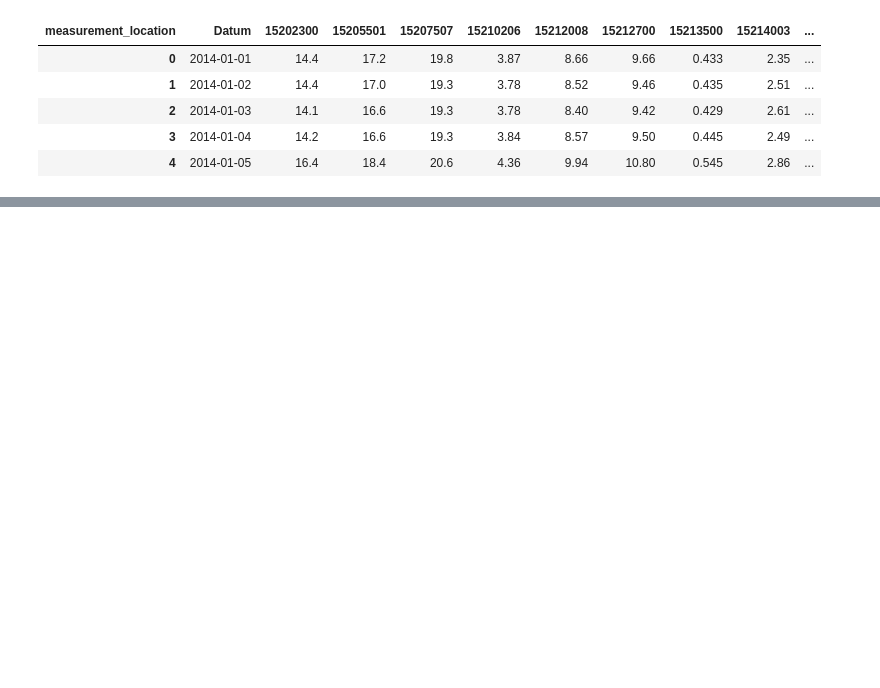
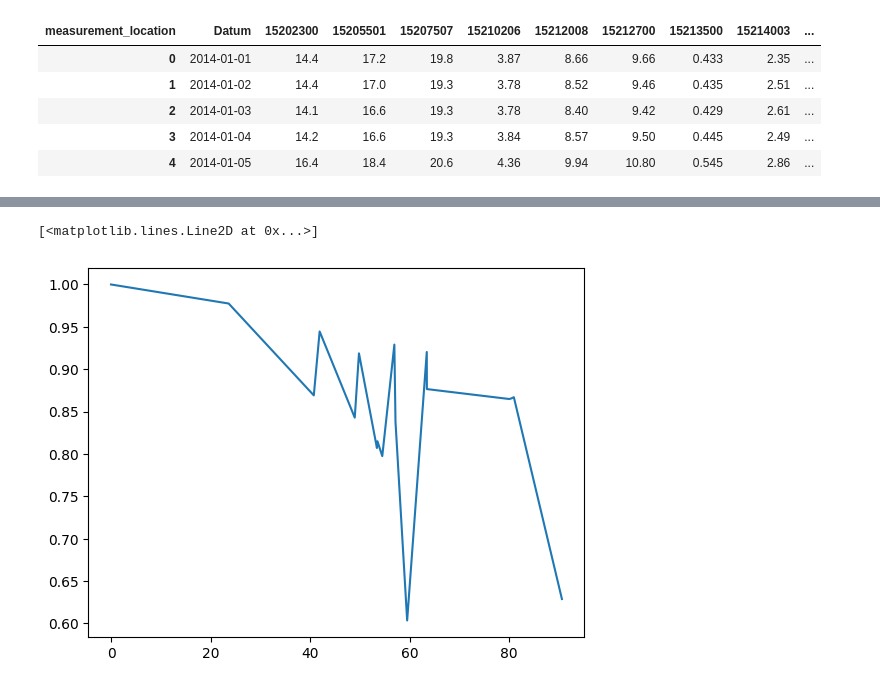
Before and after one commit to henrifnk/Seminar_ClimateNStatistics, a Jupyter notebook: work/07-hydroLSTM/notebooks/data_analysis.ipynb, the cells around one changed output, grey strips where cells are left out. Cells and saved outputs as stored; diff of their text form; code cells hidden in the pictures; blank space fills up the shorter version.

```diff
--- a/work/07-hydroLSTM/notebooks/data_analysis.ipynb
+++ b/work/07-hydroLSTM/notebooks/data_analysis.ipynb
@@ -51,0 +76,3 @@ rolling_df
+# %%
+stream_gauges = pd.read_csv(os.path.join('..','data','processed','stream_flow_stations_ETRS89.csv'),sep = ';')
+stream_gauges.head()
@@ -51,0 +86,12 @@ rolling_df
+# %%
+def calculate_distance(lon,lat, ref_point):
+    easting_diff = lon - ref_point[0]
+    northing_diff = lat - ref_point[1]
+    distance_m = np.sqrt(easting_diff**2 + northing_diff**2)
+    distance_km = distance_m / 1000  # Convert meters to kilometers
+    return distance_km
+# %%
+ref_point = stream_gauges.loc[stream_gauges['measurement_location'] == 15207507][['lon','lat']].values[0]
+stream_gauges['distance_to_ref'] = stream_gauges.apply(lambda row : calculate_distance(row['lon'],row['lat'],ref_point),axis = 1)
+stream_gauges = stream_gauges.sort_values('distance_to_ref')
+stream_gauges
@@ -51,0 +131,9 @@ rolling_df
+# %%
+corr_matrix_with_15207507 = rolling_df.corr().loc[:, ['15207507']].reset_index()
+corr_matrix_with_15207507['measurement_location'] = corr_matrix_with_15207507['measurement_location'].astype(pd.Int64Dtype())
+corr_sorted = corr_matrix_with_15207507.merge(stream_gauges,on ='measurement_location')
+corr_sorted = corr_sorted.rename(columns={'15207507' : 'correlation'})
+plt.plot(corr_sorted.sort_values('distance_to_ref')['distance_to_ref'].values,corr_sorted.sort_values('distance_to_ref')['correlation'].values)
+# %% [output]
+[<matplotlib.lines.Line2D at 0x...>]
+[figure, added]
```
Also changed, not shown: parts of 11 cells of this notebook, 1 other file.
